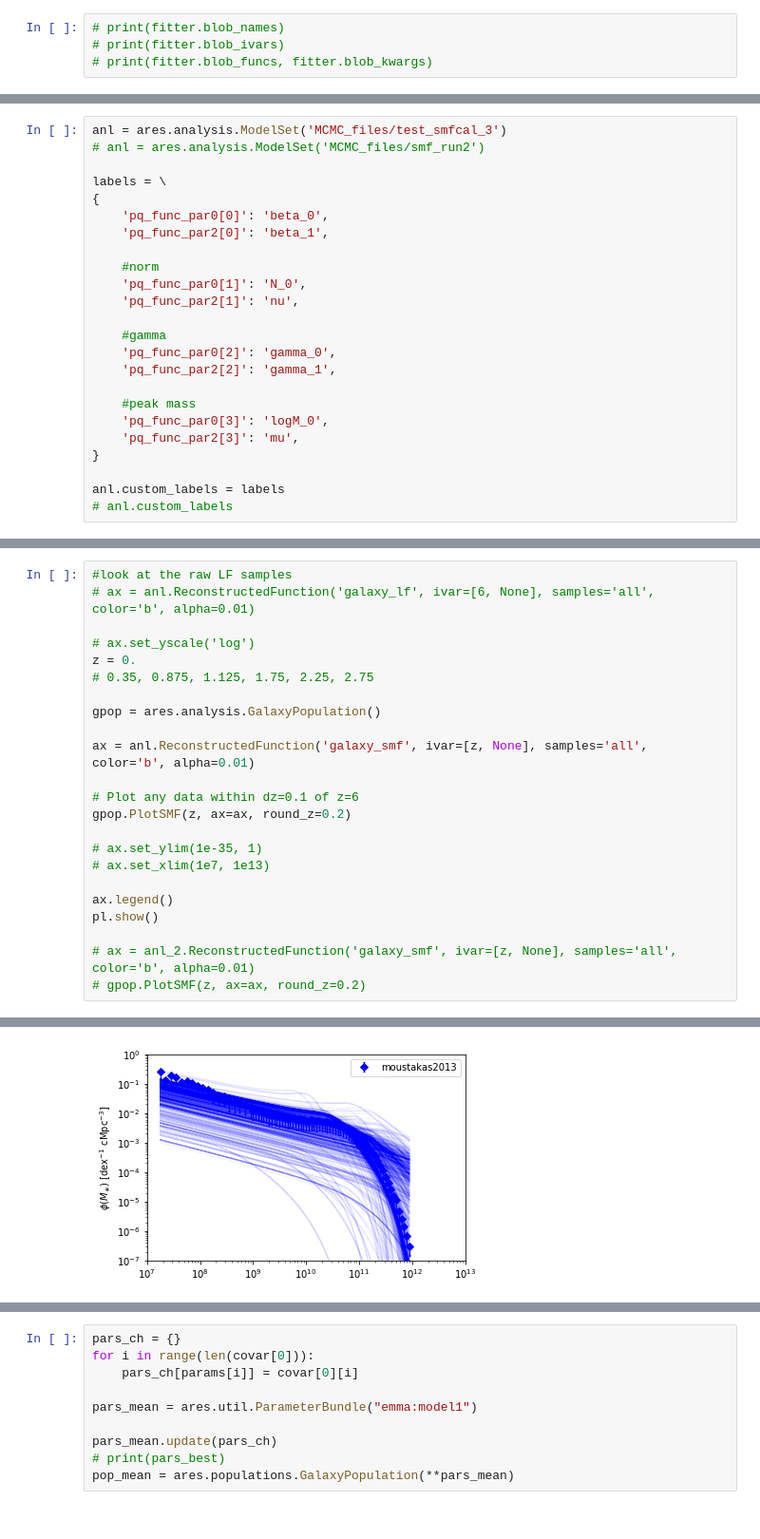
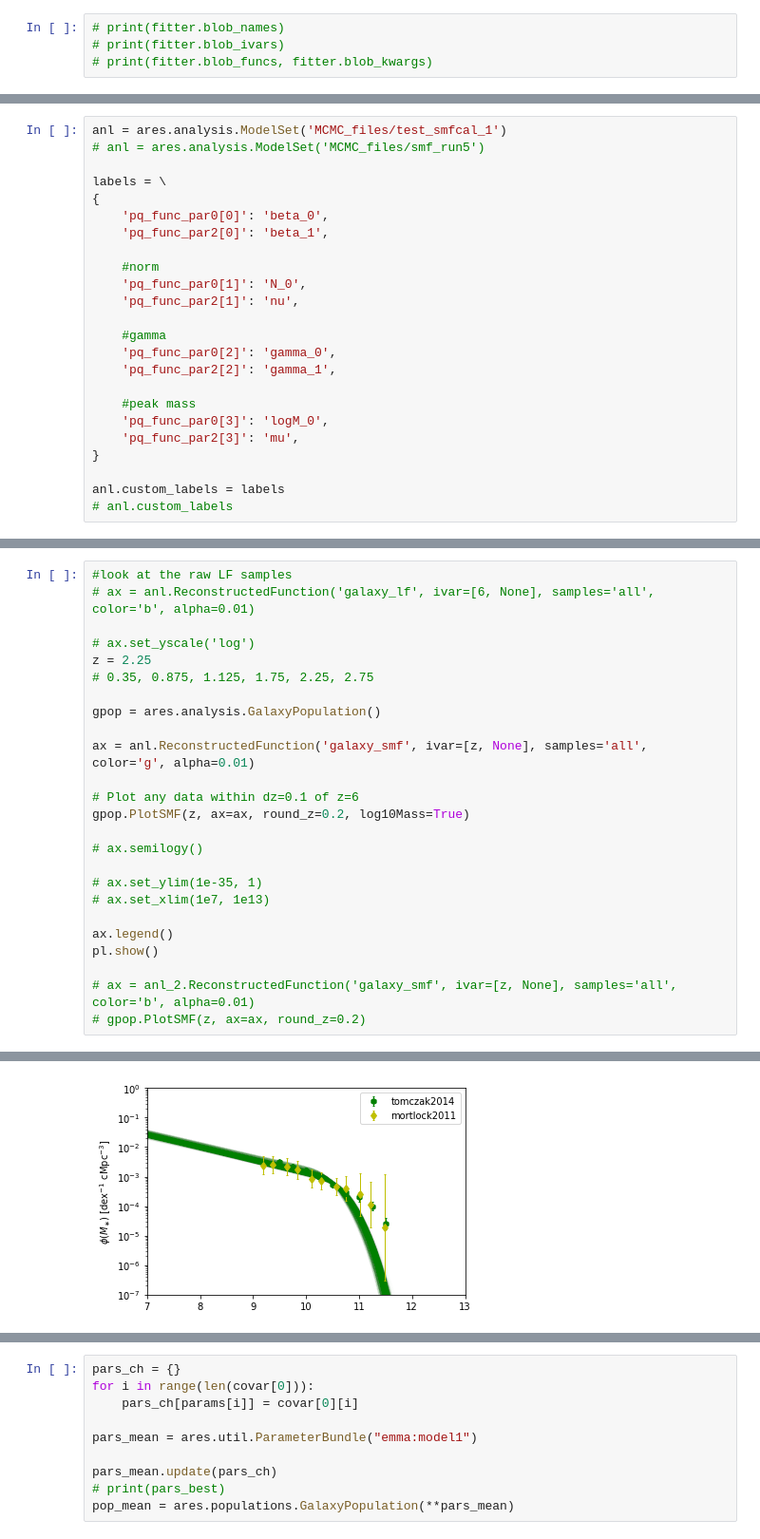
Before and after one commit to eklem1/GalaxySim, a Jupyter notebook: SMF_fit.ipynb, the cells around one changed output, grey strips where cells are left out. Shown: that part at 95% size. Cells and saved outputs as stored; diff of their text form.

```diff
--- a/SMF_fit.ipynb
+++ b/SMF_fit.ipynb
@@ -236,6 +211,6 @@ Writing data one last time because save_freq > steps.
 # %%
-anl = ares.analysis.ModelSet('MCMC_files/test_smfcal_3')
-# anl = ares.analysis.ModelSet('MCMC_files/smf_run2')
+anl = ares.analysis.ModelSet('MCMC_files/test_smfcal_1')
+# anl = ares.analysis.ModelSet('MCMC_files/smf_run5')
 
 labels = \
 {
@@ -282,15 +257,17 @@ anl.custom_labels = labels
 # ax = anl.ReconstructedFunction('galaxy_lf', ivar=[6, None], samples='all', color='b', alpha=0.01)
 
 # ax.set_yscale('log')
-z = 0.
+z = 2.25
 # 0.35, 0.875, 1.125, 1.75, 2.25, 2.75
 
 gpop = ares.analysis.GalaxyPopulation()
 
-ax = anl.ReconstructedFunction('galaxy_smf', ivar=[z, None], samples='all', color='b', alpha=0.01)
+ax = anl.ReconstructedFunction('galaxy_smf', ivar=[z, None], samples='all', color='g', alpha=0.01)
 
 # Plot any data within dz=0.1 of z=6
-gpop.PlotSMF(z, ax=ax, round_z=0.2)
+gpop.PlotSMF(z, ax=ax, round_z=0.2, log10Mass=True)
+
+# ax.semilogy()
 
 # ax.set_ylim(1e-35, 1)
 # ax.set_xlim(1e7, 1e13)
@@ -322,4 +298,4 @@ WARNING: Looking for `galaxy_smf` at ivar=0.0, closest found is 0.10165.
-[figure, old version]
+[figure, new version]
 # %%
 params = \
 ['pq_func_par0[0]',
```
Also changed, not shown: parts of 19 cells of this notebook, 3 other files.
